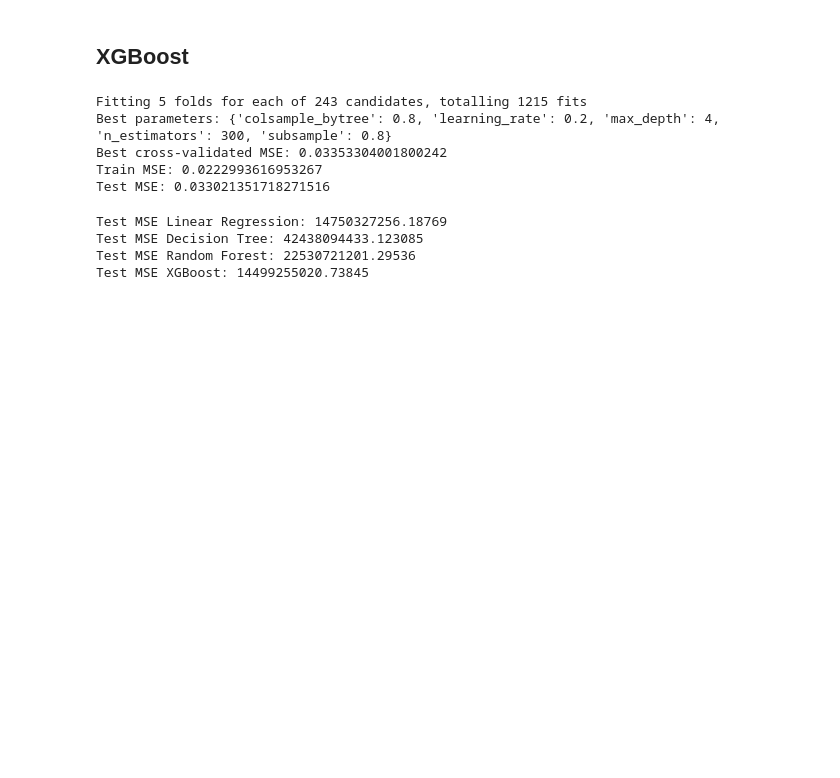
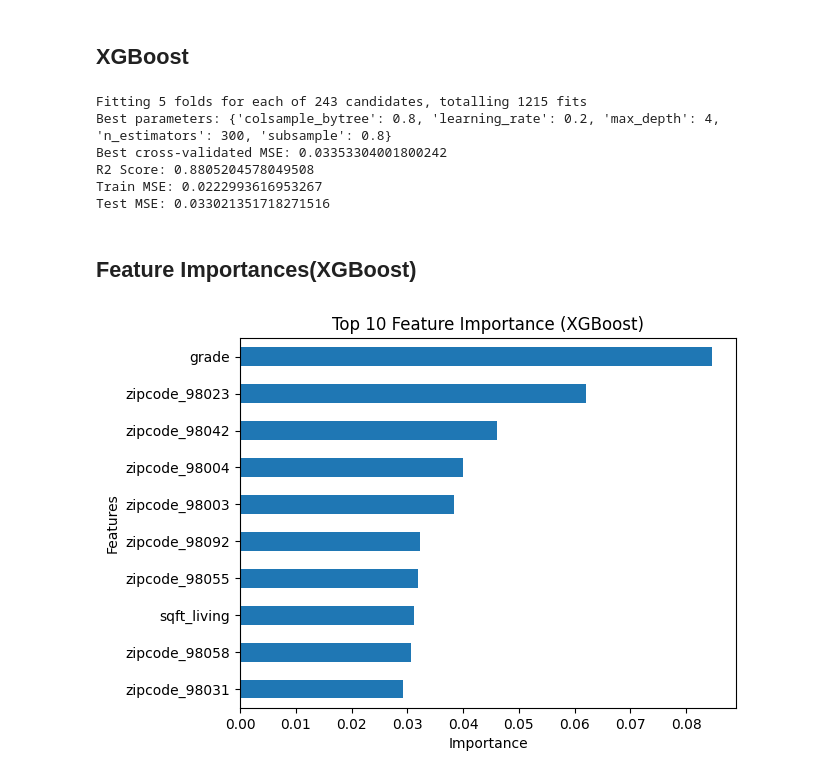
Before and after one commit to RayKwon2040/house-price-prediction, a Jupyter notebook: Prediction_of_house_prices_in_King_County.ipynb, the cells around one changed output. Drawn from its saved outputs; the diff is of its cells as text; code cells hidden in the pictures; blank space fills up the shorter version.

```diff
--- a/Prediction_of_house_prices_in_King_County.ipynb
+++ b/Prediction_of_house_prices_in_King_County.ipynb
@@ -694,36 +761,40 @@ y_pred_train_xgb = best_xgb.predict(X_train)
 train_mse_xgb = mean_squared_error(y_train, y_pred_train_xgb)
 y_pred_test_xgb = best_xgb.predict(X_test)
 test_mse_xgb = mean_squared_error(y_test, y_pred_test_xgb)
+xgb_r2_score = r2_score(y_test, y_pred_test_xgb)
+test_mae_xgb = mean_absolute_error(y_test, y_pred_test_xgb)
 
+print("R2 Score:", xgb_r2_score)
 print("Train MSE:", train_mse_xgb)
 print("Test MSE:", test_mse_xgb)
 # %% [output]
 Fitting 5 folds for each of 243 candidates, totalling 1215 fits
 Best parameters: {'colsample_bytree': 0.8, 'learning_rate': 0.2, 'max_depth': 4, 'n_estimators': 300, 'subsample': 0.8}
 Best cross-validated MSE: 0.03353304001800242
+R2 Score: 0.8805204578049508
 Train MSE: 0.0222993616953267
 Test MSE: 0.033021351718271516
-# %%
-y_test_true_original = np.expm1(y_test)
-y_test_true_original_lr = np.expm1(y_test_lr)
-
-y_test_pred_original_lr = np.expm1(y_test_pred_lr)
-y_test_pred_original_dt = np.expm1(y_test_pred_dt)
-y_test_pred_original_rf = np.expm1(y_test_pred_rf)
-y_test_pred_original_xgb = np.expm1(y_pred_test_xgb)
-
-
-test_mse_lr_or = mean_squared_error(y_test_true_original_lr, y_test_pred_original_lr)
-test_mse_dt_or = mean_squared_error(y_test_true_original, y_test_pred_original_dt)
-test_mse_rf_or = mean_squared_error(y_test_true_original, y_test_pred_original_rf)
-test_mse_xgb_or = mean_squared_error(y_test_true_original, y_test_pred_original_xgb)
-
-print("Test MSE Linear Regression:", test_mse_lr_or)
-print("Test MSE Decision Tree:", test_mse_dt_or)
-print("Test MSE Random Forest:", test_mse_rf_or)
-print("Test MSE XGBoost:", test_mse_xgb_or)
-# %% [output]
-Test MSE Linear Regression: 14750327256.18769
-Test MSE Decision Tree: 42438094433.123085
-Test MSE Random Forest: 22530721201.29536
-Test MSE XGBoost: 14499255020.73845
+# %% [markdown]
+## **Feature Importances(XGBoost)**
+# %%
+from xgboost import plot_importance
+import pandas as pd
+import matplotlib.pyplot as plt
+
+# Get feature importances from the trained XGBoost model
+importances_xgb = best_xgb.feature_importances_
+
+# Convert the NumPy array to a pandas Series for plotting
+importances_xgb = pd.Series(importances_xgb, index=X_train.columns)
+
+# Select the top 10 features by importance
+top_10_importances_xgb = importances_xgb.sort_values(ascending=False).head(10)
+
+# Plot the top 10 feature importances
+top_10_importances_xgb.sort_values().plot(kind='barh')
+plt.title('Top 10 Feature Importance (XGBoost)')
+plt.xlabel('Importance')
+plt.ylabel('Features')
+plt.show()
+# %% [output]
+[figure, added]
```
Also changed, not shown: parts of 15 cells of this notebook.
